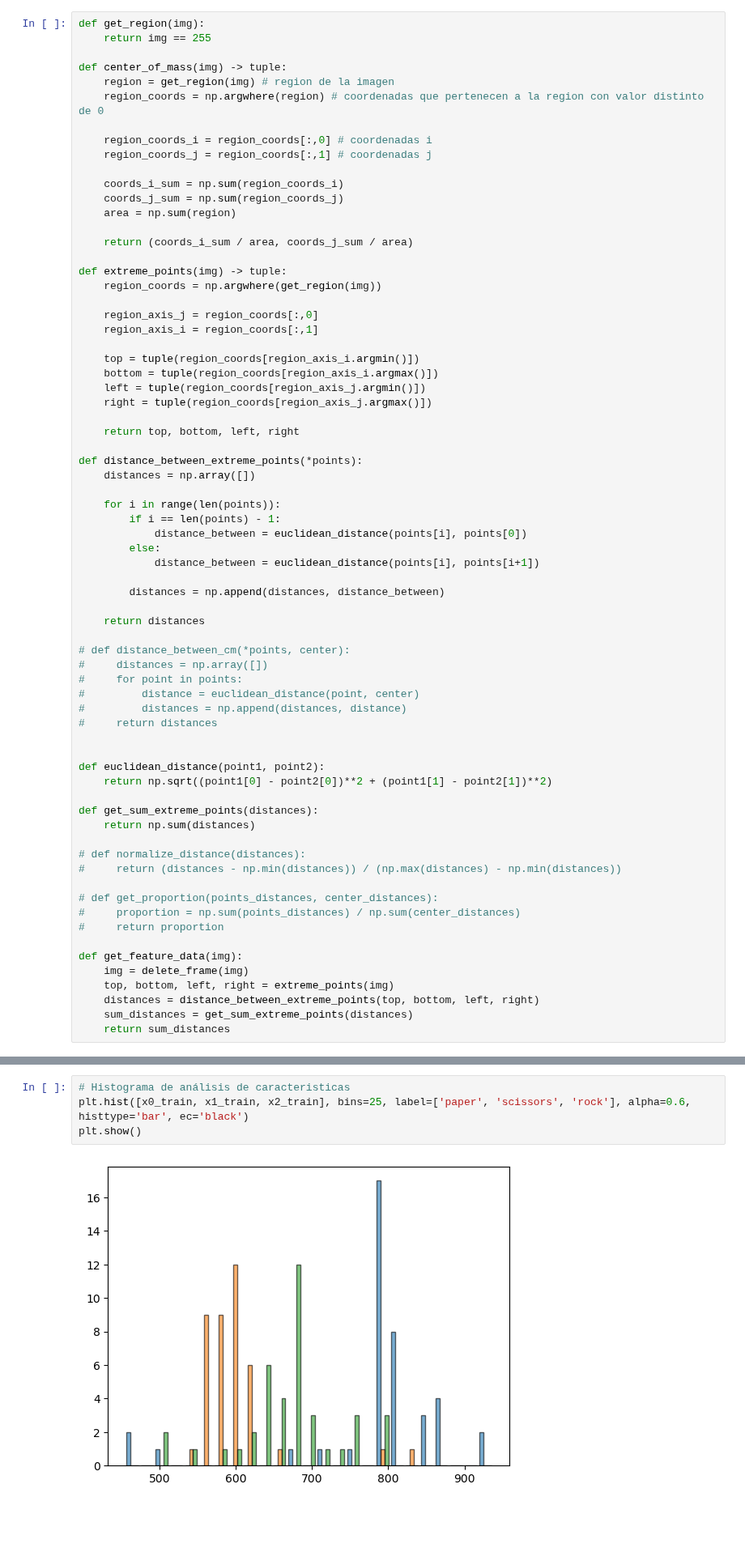
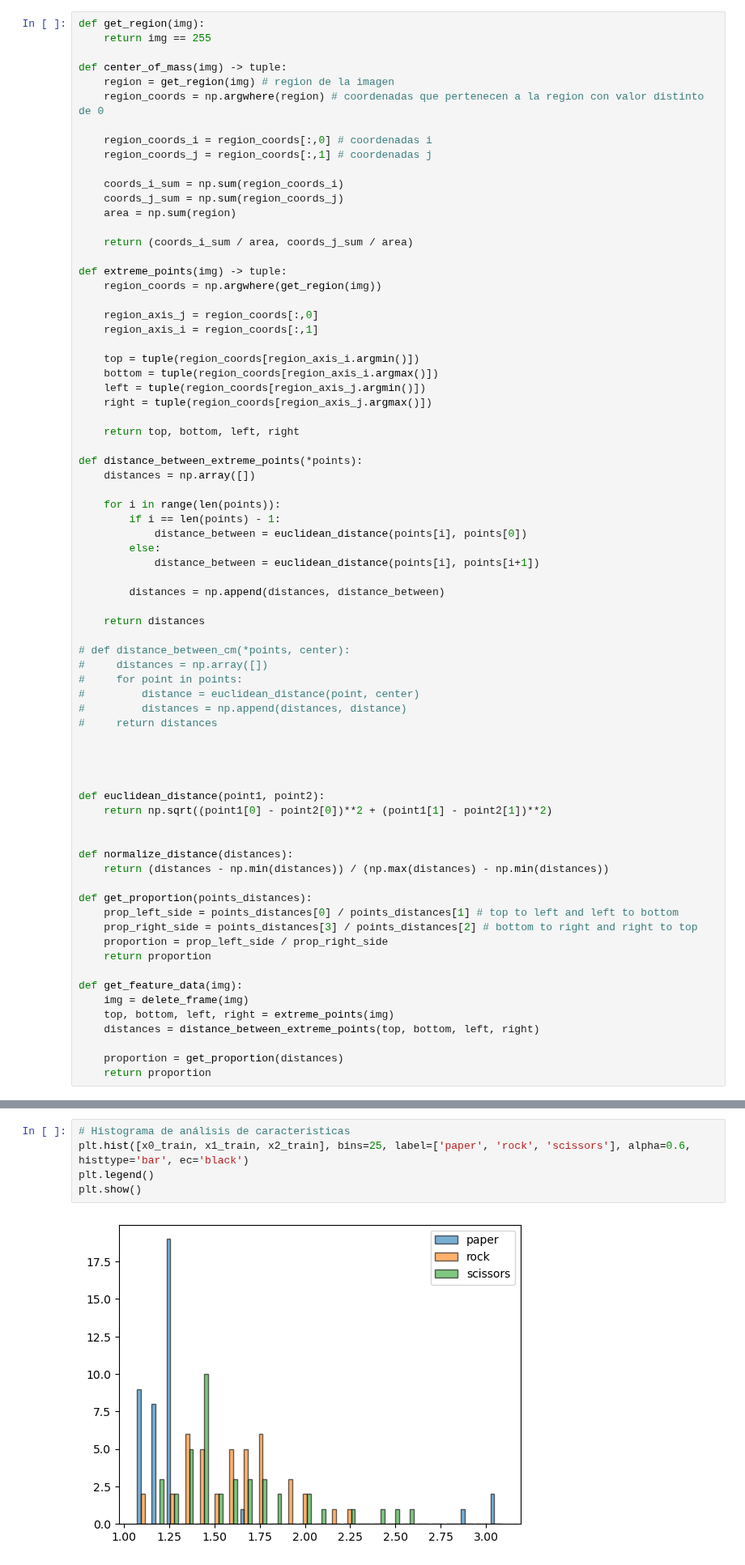
Before and after one commit to pedrozavalat/iic3724-tareas, a Jupyter notebook: T1/T1_PedroPabloZavalaTejos_area.ipynb, the cells around one changed output, grey strips where cells are left out. Shown at 81% size. Saved outputs shown, nothing was run; the diff lists cells and outputs as text; blank space fills up the shorter version.

```diff
--- a/T1/T1_PedroPabloZavalaTejos_area.ipynb
+++ b/T1/T1_PedroPabloZavalaTejos_area.ipynb
@@ -156,22 +158,25 @@ def distance_between_extreme_points(*points):
 #     return distances
 
 
+
+
 def euclidean_distance(point1, point2):
     return np.sqrt((point1[0] - point2[0])**2 + (point1[1] - point2[1])**2)
 
-def get_sum_extreme_points(distances):
-    return np.sum(distances)
 
-# def normalize_distance(distances):
-#     return (distances - np.min(distances)) / (np.max(distances) - np.min(distances))
+def normalize_distance(distances):
+    return (distances - np.min(distances)) / (np.max(distances) - np.min(distances))
 
-# def get_proportion(points_distances, center_distances):
-#     proportion = np.sum(points_distances) / np.sum(center_distances)
-#     return proportion
+def get_proportion(points_distances):
+    prop_left_side = points_distances[0] / points_distances[1] # top to left and left to bottom
+    prop_right_side = points_distances[3] / points_distances[2] # bottom to right and right to top
+    proportion = prop_left_side / prop_right_side
+    return proportion
 
 def get_feature_data(img):
     img = delete_frame(img)
     top, bottom, left, right = extreme_points(img)
     distances = distance_between_extreme_points(top, bottom, left, right)
-    sum_distances = get_sum_extreme_points(distances)
-    return sum_distances
+
+    proportion = get_proportion(distances)
+    return proportion
@@ -293,9 +320,10 @@ Class 2 (rock):
 # %%
 # Histograma de análisis de caracteristicas
-plt.hist([x0_train, x1_train, x2_train], bins=25, label=['paper', 'scissors', 'rock'], alpha=0.6, histtype='bar', ec='black')
+plt.hist([x0_train, x1_train, x2_train], bins=25, label=['paper', 'rock', 'scissors'], alpha=0.6, histtype='bar', ec='black')
+plt.legend()
 plt.show()
 # %% [output]
-[figure, old version]
+[figure, new version]
 # %% [markdown]
 # 4. Classification
 # %%
```
Also changed, not shown: parts of 11 cells of this notebook.
